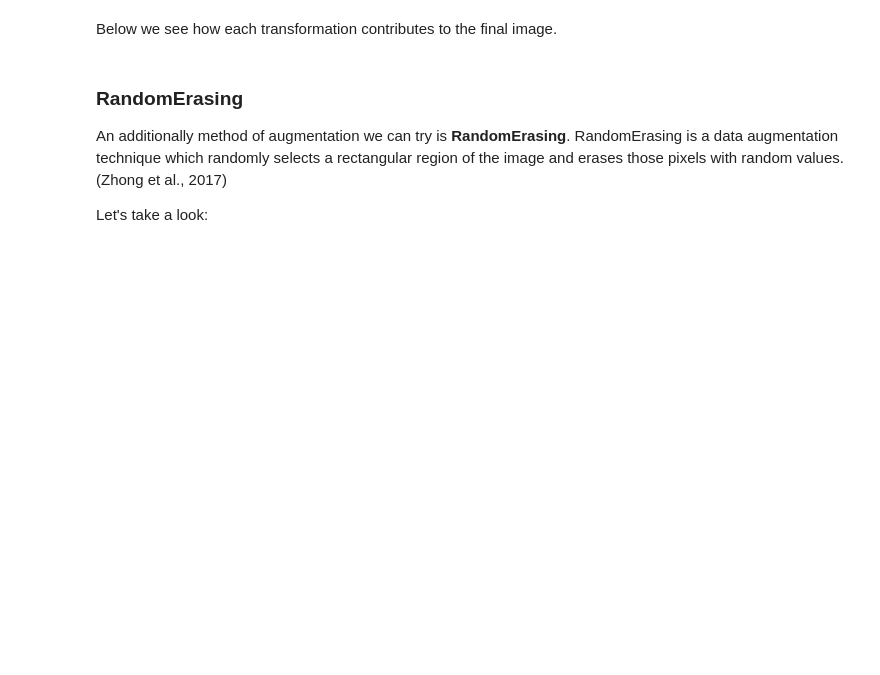
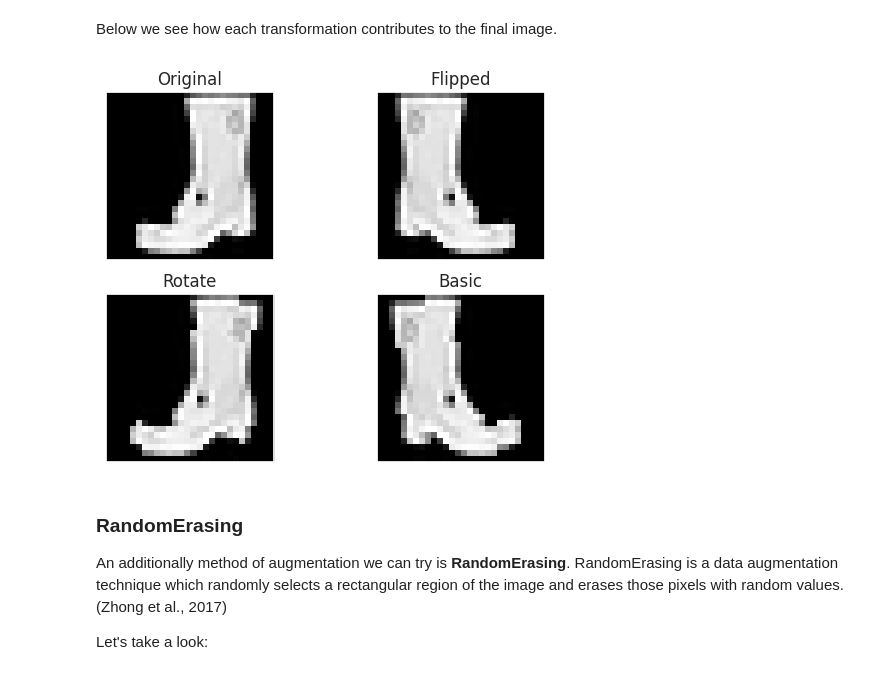
Before and after one commit to kenJPG/Fashion-MNIST, a Jupyter notebook: fashion_mnist.ipynb, the cells around one changed output. Cells and saved outputs as stored; diff of their text form; code cells hidden in the pictures; blank space fills up the shorter version.

```diff
--- a/fashion_mnist.ipynb
+++ b/fashion_mnist.ipynb
@@ -655,13 +725,9 @@ t_flip = transforms.RandomHorizontalFlip(p=1)
 t_rotate = transforms.RandomRotation((-5, 5))
 
 
-t_shear = transforms.RandomChoice([
-	transforms.RandomAffine(0, shear = (-10, 10, -10, 10), interpolation=InterpolationMode.NEAREST)
-])
-
 t_basic = transforms.Compose([
 	transforms.RandomOrder([
-		t_flip, t_rotate, t_shear
+		t_flip, t_rotate
 	])
 ])
 # %% [markdown]
@@ -669,12 +735,14 @@ Below we see how each transformation contributes to the final image.
 # %%
 sample_img = copy.deepcopy(df_to_tensor(X_train.iloc[2]))
 imshow([
 	sample_img[0],
 	t_flip(copy.deepcopy(sample_img))[0],
 	t_rotate(copy.deepcopy(sample_img))[0],
 	# t_shear(copy.deepcopy(sample_img))[0],
 	t_basic(copy.deepcopy(sample_img))[0],
-], ['Original', 'Flipped', 'Rotate', 'Shear', 'Basic'])
+], ['Original', 'Flipped', 'Rotate', 'Basic'])
+# %% [output]
+[figure, added]
 # %% [markdown]
 ### RandomErasing
 An additionally method of augmentation we can try is <strong>RandomErasing</strong>. RandomErasing is a data augmentation technique which randomly selects a rectangular region of the image and erases those pixels with random values. (Zhong et al., 2017)
```
Also changed, not shown: parts of 49 cells of this notebook, 17 other files.
